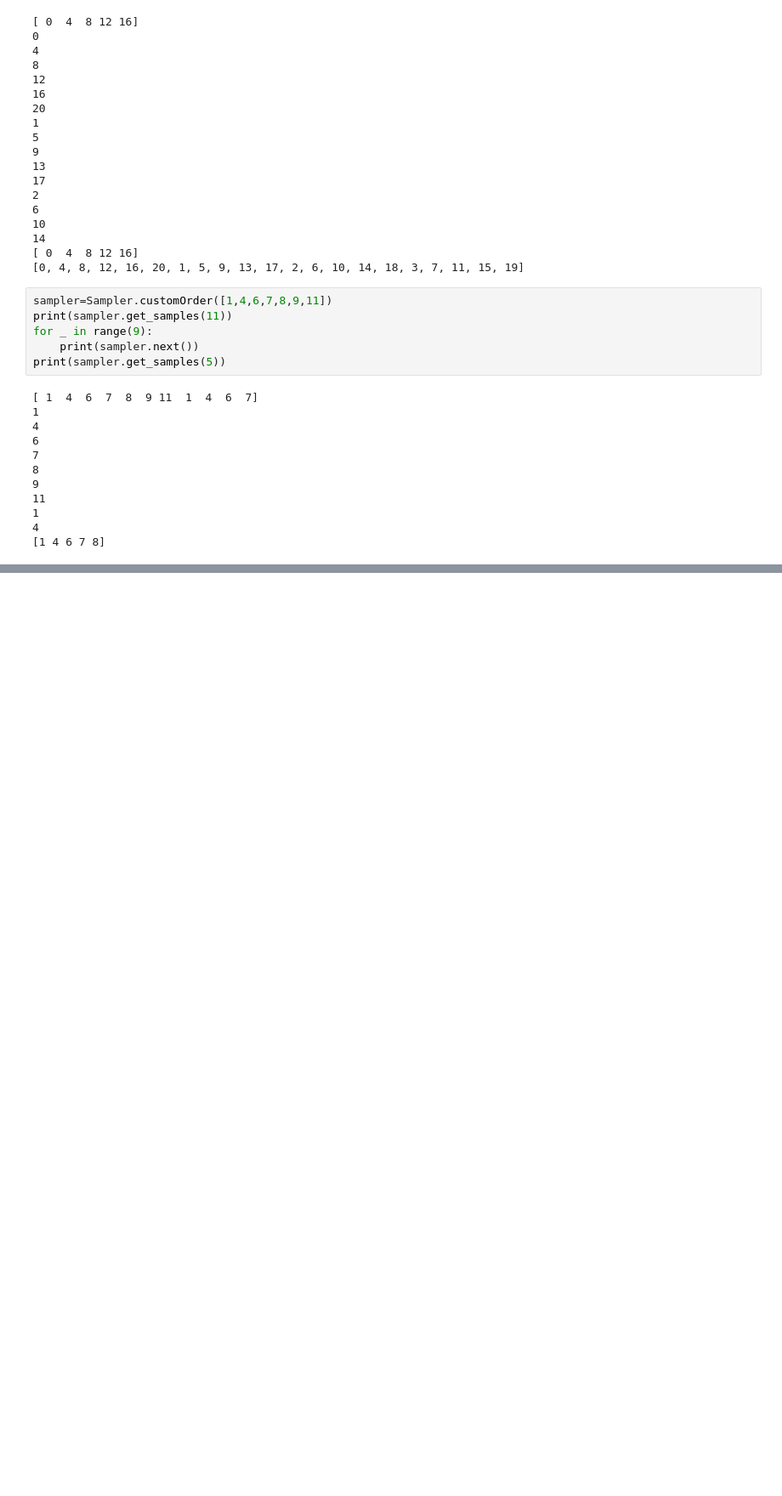
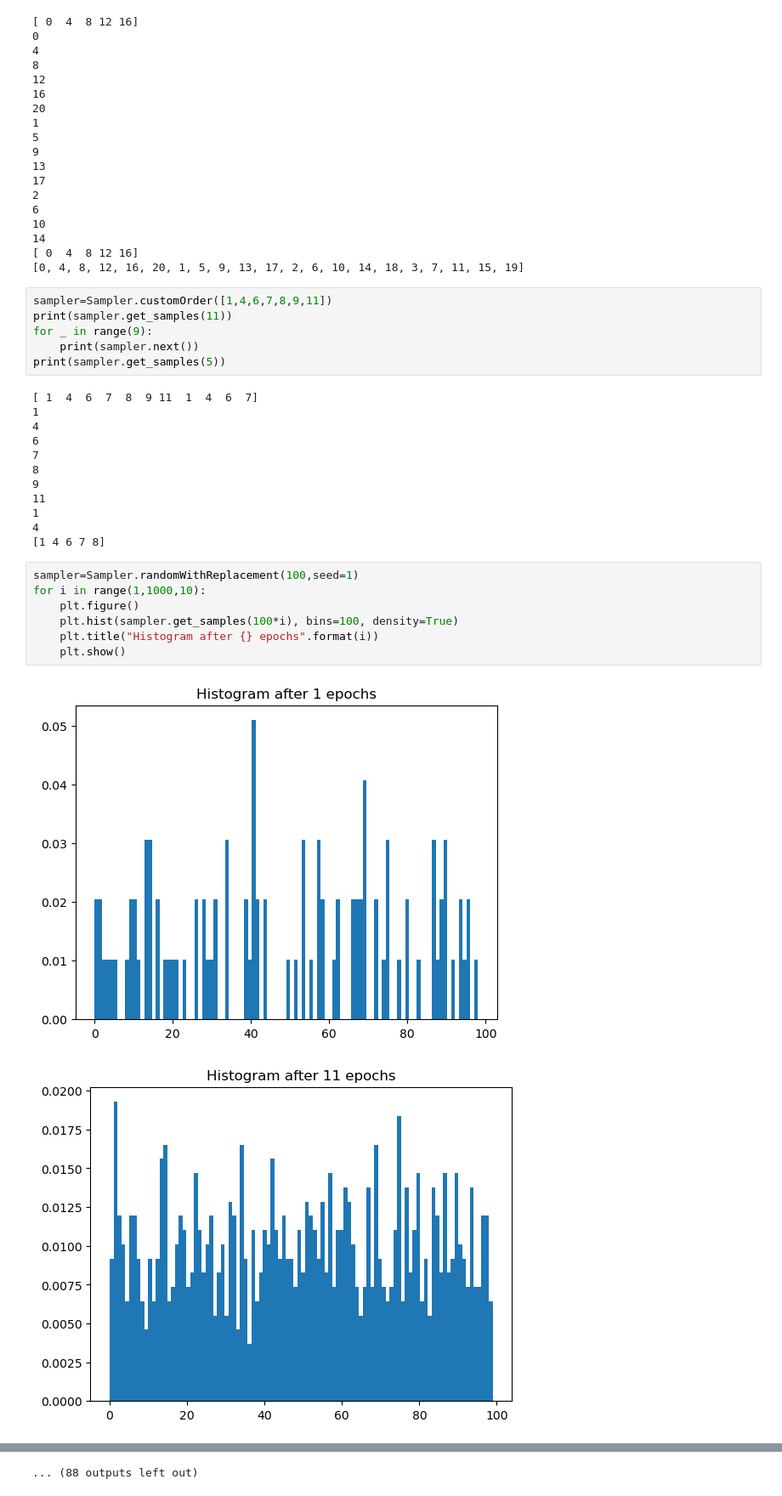
Before and after one commit to MargaretDuff/cil_test_notebooks, a Jupyter notebook: stochastic_sampling/testing_sampling.ipynb, the cells around one changed output, grey strips where cells are left out. Shown at 85% size. Saved outputs shown, nothing was run; the diff lists cells and outputs as text; blank space fills up the shorter version.

Commit message:
Added options to print histograms

```diff
--- a/stochastic_sampling/testing_sampling.ipynb
+++ b/stochastic_sampling/testing_sampling.ipynb
@@ -114,3 +126,13 @@ print(sampler.get_samples(5))
 1
 4
 [1 4 6 7 8]
+# %%
+sampler=Sampler.randomWithReplacement(100,seed=1)
+for i in range(1,1000,10):
+    plt.figure()
+    plt.hist(sampler.get_samples(100*i), bins=100, density=True)
+    plt.title("Histogram after {} epochs".format(i))
+    plt.show()
+# %% [output]
+[figure, added]
+[figure, added]
@@ -116,0 +149 @@ print(sampler.get_samples(5))
+... (88 outputs left out)
```
Also changed, not shown: parts of 2 cells of this notebook.
